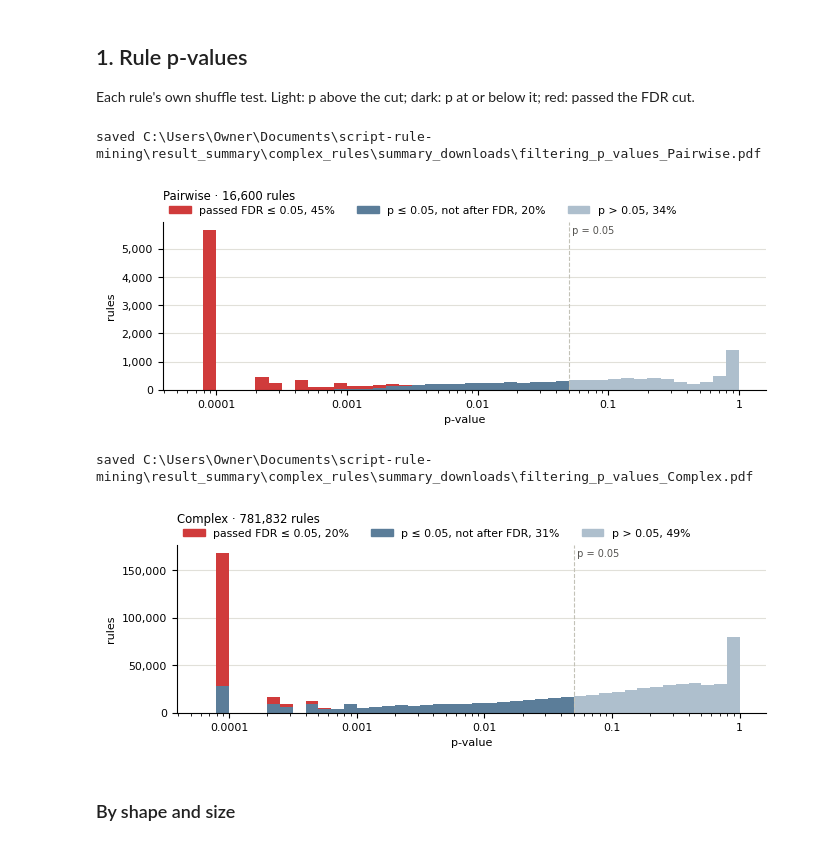
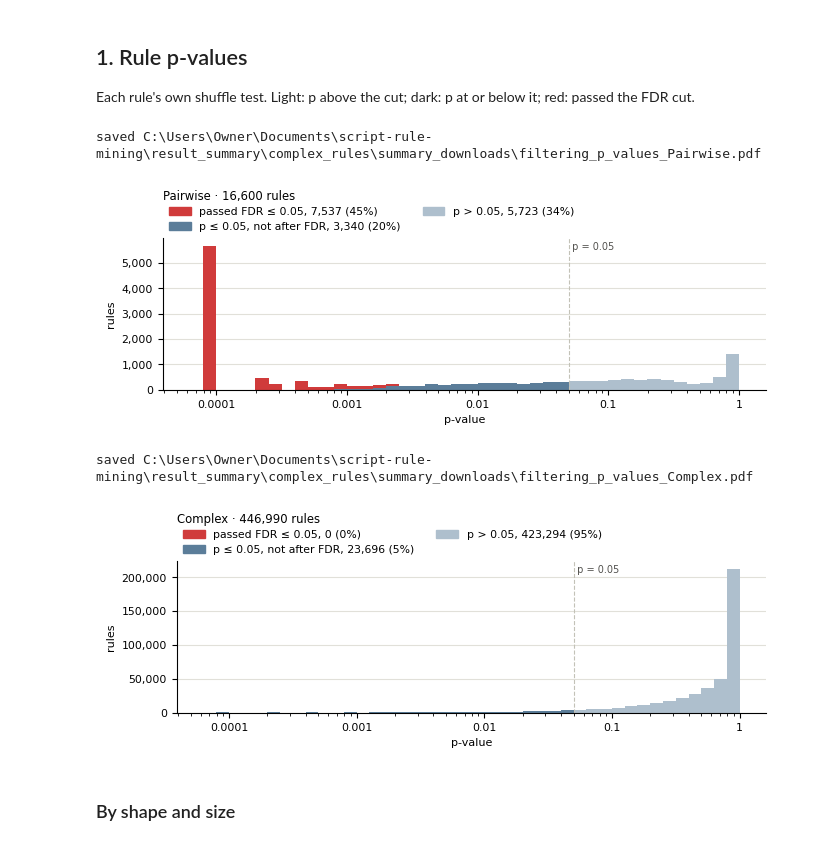
Before and after one commit to rachelbronerHU/bio-association-rule-mining-and-correlation, a Jupyter notebook: result_summary/complex_rules/filtering_complex_rules.ipynb, the cells around one changed output. Drawn from its saved outputs; the diff is of its cells as text; code cells hidden in the pictures.

```diff
--- a/result_summary/complex_rules/filtering_complex_rules.ipynb
+++ b/result_summary/complex_rules/filtering_complex_rules.ipynb
@@ -69,13 +68,13 @@ sh.field_bars(rules, significant, LABELS, raw)
 ## 1. Rule p-values
 Each rule's own shuffle test. Light: p above the cut; dark: p at or below it; red: passed the FDR cut.
 # %%
-sh.histograms(sh.counts(rules.P_Value, level, significant, sh.P_BINS),
+sh.histograms(sh.counts(dh.rule_p_value(rules), level, significant, sh.P_BINS),
               sh.P_BINS, LABELS, "p-value", "rules", f"{PREFIX}_p_values", P_LINE)
 # %% [output]
 saved C:\Users\Owner\Documents\script-rule-mining\result_summary\complex_rules\summary_downloads\filtering_p_values_Pairwise.pdf
-[figure, old version]
+[figure, new version]
 saved C:\Users\Owner\Documents\script-rule-mining\result_summary\complex_rules\summary_downloads\filtering_p_values_Complex.pdf
-[figure, old version]
+[figure, new version]
 # %% [markdown]
 ### By shape and size
 # %%
```
Also changed, not shown: parts of 7 cells of this notebook, 7 other files.
